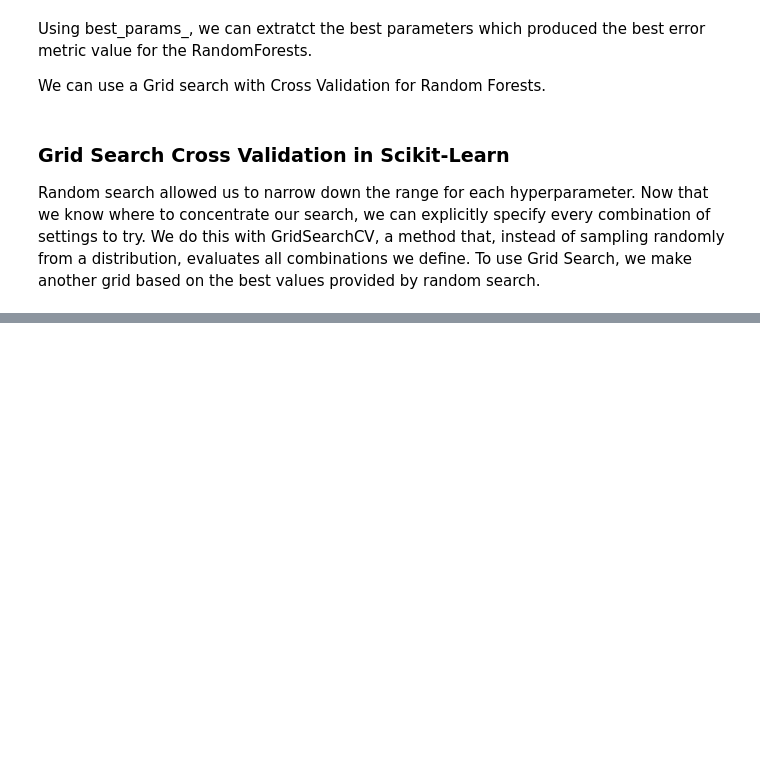
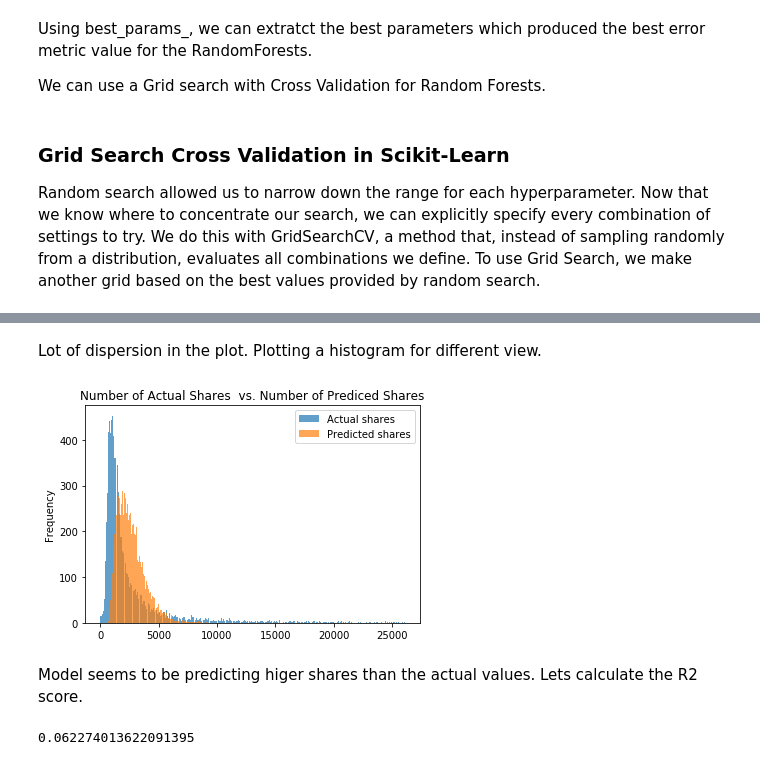
Before and after one commit to ajdatahub/ProjectDS, a Jupyter notebook: Predicting Online News Popularity/Predicting Popularity of Online News.ipynb, the cells around one changed output, grey strips where cells are left out. Saved outputs shown, nothing was run; the diff lists cells and outputs as text; code cells hidden in the pictures; blank space fills up the shorter version.

```diff
--- a/Predicting Online News Popularity/Predicting Popularity of Online News.ipynb
+++ b/Predicting Online News Popularity/Predicting Popularity of Online News.ipynb
@@ -578,0 +640,17 @@ work in progress...
+# %% [markdown]
+Lot of dispersion in the plot. Plotting a histogram for different view.
+# %%
+
+final_shares.plot(bins=300, kind='hist', alpha=0.7)
+plt.title('Number of Actual Shares  vs. Number of Prediced Shares')
+plt.show()
+# %% [output]
+[figure, added]
+# %% [markdown]
+Model seems to be predicting higer shares than the actual values. Lets calculate the R2 score.
+# %%
+from sklearn.metrics import r2_score
+
+r2_score(actual_shares, predictions)
+# %% [output]
+0.062274013622091395
```
Also changed, not shown: parts of 14 cells of this notebook.
